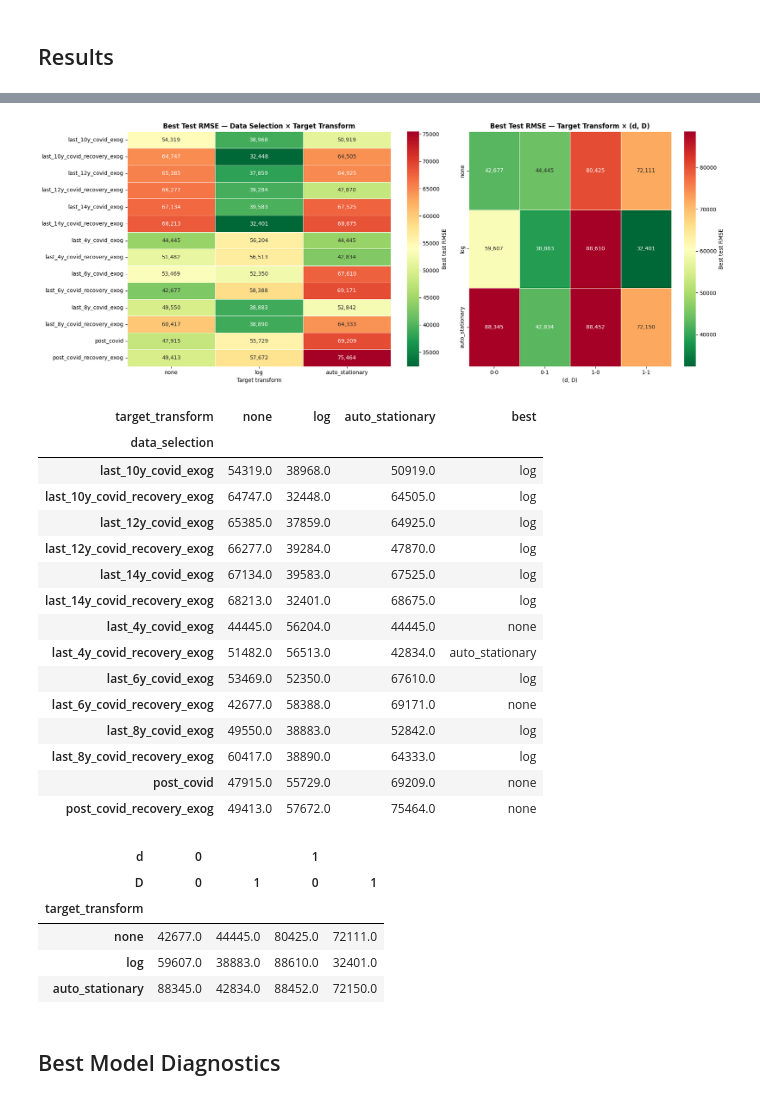
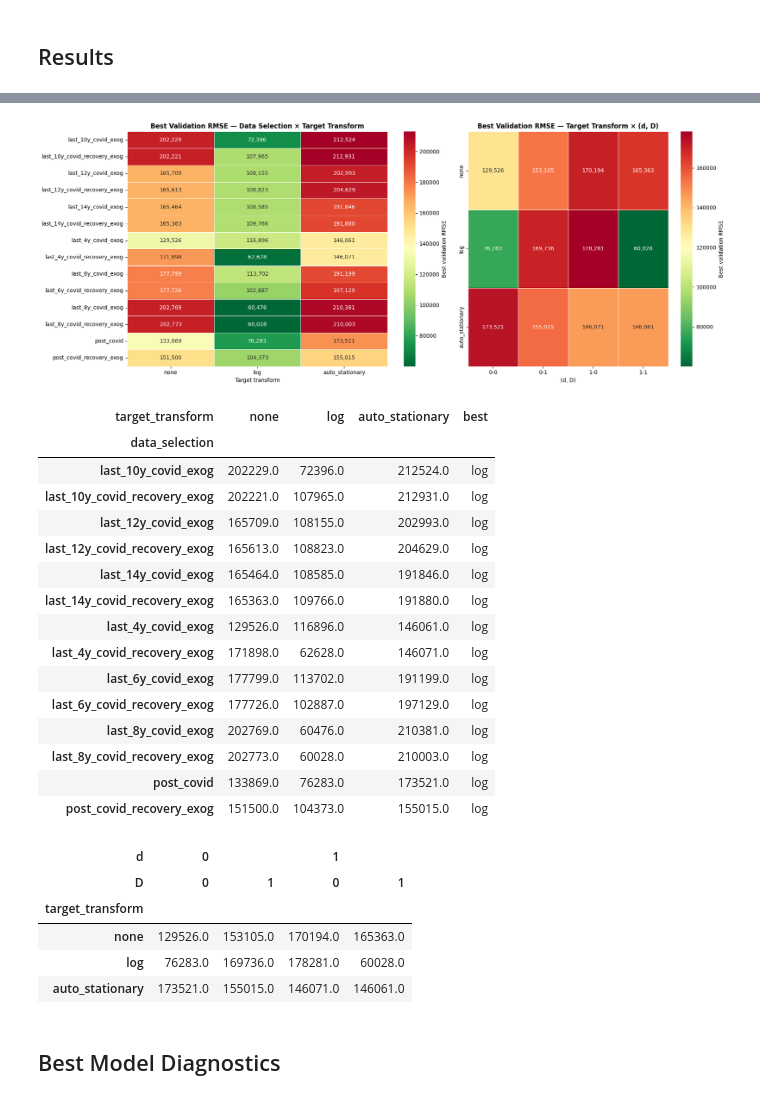
Before and after one commit to Gbrlmoraes/brazil_tourism_forecasting_benchmark, a Jupyter notebook: notebooks/5_arima_model_testing.ipynb, the cells around one changed output, grey strips where cells are left out. Saved outputs shown, nothing was run; the diff lists cells and outputs as text; code cells hidden in the pictures.

```diff
--- a/notebooks/5_arima_model_testing.ipynb
+++ b/notebooks/5_arima_model_testing.ipynb
@@ -255,26 +333,26 @@ for years in window_years:
     data_selections[f'last_{years}y_covid_exog'] = {
         'raw_series': tw['arrival_count'],
         'exog_train': tw[['is_covid']],
-        'exog_test': test_monthly[['is_covid']],
+        'exog_val': val_monthly[['is_covid']],
     }
     # COVID indicator + recovery indicator (Jan–Jun 2022)
     data_selections[f'last_{years}y_covid_recovery_exog'] = {
         'raw_series': tw['arrival_count'],
         'exog_train': tw[['is_covid', 'is_covid_recovery']],
-        'exog_test': test_monthly[['is_covid', 'is_covid_recovery']],
+        'exog_val': val_monthly[['is_covid', 'is_covid_recovery']],
     }
 
 data_selections['post_covid'] = {
     'raw_series': train_post_covid['arrival_count'],
     'exog_train': None,
-    'exog_test': None,
+    'exog_val': None,
 }
 
 # Post-COVID window with recovery flag to model the Jan–Jun 2022 rebound explicitly
 data_selections['post_covid_recovery_exog'] = {
     'raw_series': train_post_covid['arrival_count'],
     'exog_train': train_post_covid[['is_covid_recovery']],
-    'exog_test': test_monthly[['is_covid_recovery']],
+    'exog_val': val_monthly[['is_covid_recovery']],
 }
 
 
@@ -375,14 +453,13 @@ Experiment  : Brazil Tourism Forecasting ARIMA (id 2)
 # %%
-test_actual = test_monthly['arrival_count'].values
-n_test = len(test_monthly)
+n_val = len(val_monthly)
 
 # physical cores: SARIMAX fits are CPU-bound, hyper-threads add little
 N_JOBS = max(1, (os.cpu_count() or 2) // 2)
 
 
-def forecast_arrivals(fit, cfg, steps=n_test, index=test_monthly.index):
+def forecast_arrivals(fit, cfg, steps=n_val, index=val_monthly.index):
     """Forecast on the transformed scale and inverse-transform to arrival counts."""
-    transformed = np.asarray(fit.forecast(steps=steps, exog=cfg['exog_test']))
+    transformed = np.asarray(fit.forecast(steps=steps, exog=cfg['exog_val']))
     forecast = cfg['transformer'].inverse_transform(pd.Series(transformed, index=index))
     return forecast.to_numpy()
 
@@ -420,15 +497,11 @@ def fit_one(data_key, transform_name, cfg, order_spec):
         if not np.all(np.isfinite(forecast)):
             raise ValueError('non-finite forecast after inverse transform')
 
-        errors = test_actual - forecast
         result.update({
             'aicc': fit.aicc,
             'aic': fit.aic,
             'bic': fit.bic,
-            'rmse': float(np.sqrt(np.mean(errors**2))),
-            'mae': float(np.mean(np.abs(errors))),
-            'mape': float(np.mean(np.abs(errors / test_actual)) * 100),
-            'r2': float(r2_score(test_actual, forecast)),
+            **score(val_actual, forecast),
             'converged': True,
             'error': None,
         })
@@ -440,6 +513,8 @@ def fit_one(data_key, transform_name, cfg, order_spec):
             'mae': np.inf,
             'mape': np.inf,
             'r2': -np.inf,
+            'mase': np.inf,
+            'forecast_bias': np.nan,
             'converged': False,
             'error': str(exc)[:250],
         })
@@ -485,12 +560,13 @@ def log_result(client, result):
         'data_selection': result['data_selection'],
         'exog': exog_label,
         'n_train': len(cfg['series']),
-        'n_test': n_test,
+        'n_val': n_val,
+        'eval_split': 'validation',
     }
     if result['error']:
         params['error'] = result['error']
 
-    metric_keys = ['aicc', 'aic', 'bic', 'rmse', 'mae', 'mape', 'r2', 'fit_seconds']
+    metric_keys = ['aicc', 'aic', 'bic', *METRICS, 'fit_seconds']
     timestamp = int(time.time() * 1000)
     metrics = [
         mlflow.entities.Metric(key, float(result[key]), timestamp, 0)
@@ -527,8 +603,13 @@ print(f'Logging done in {time.perf_counter() - log_start:,.0f}s')
 results_df = (
     pd.DataFrame(results).query('converged').sort_values('rmse').reset_index(drop=True)
 )
+results_df['beats_seasonal_naive'] = results_df['rmse'] < BASELINE_RMSE
 
 print(f'Converged: {len(results_df)} / {len(tasks)}')
+print(
+    f'{results_df["beats_seasonal_naive"].sum()} models beat the seasonal naive '
+    f'(validation RMSE {BASELINE_RMSE:,.0f})'
+)
 results_df.head(10)
 # %% [output]
 Fitting 6048 models on 8 workers...
@@ -669,60 +756,60 @@ fig, axes = plt.subplots(1, 2, figsize=(18, 7), gridspec_kw={'width_ratios': [1.
 sns.heatmap(
     best_by_selection_transform[TARGET_TRANSFORMS],
     annot=True,
     fmt=',.0f',
     cmap='RdYlGn_r',
     linewidths=0.4,
     ax=axes[0],
-    cbar_kws={'label': 'Best test RMSE'},
+    cbar_kws={'label': 'Best validation RMSE'},
 )
 axes[0].set_title(
-    'Best Test RMSE — Data Selection × Target Transform', fontweight='bold'
+    'Best Validation RMSE — Data Selection × Target Transform', fontweight='bold'
 )
 axes[0].set_xlabel('Target transform')
 axes[0].set_ylabel('')
 
 sns.heatmap(
     best_by_transform_diff,
     annot=True,
     fmt=',.0f',
     cmap='RdYlGn_r',
     linewidths=0.4,
     ax=axes[1],
-    cbar_kws={'label': 'Best test RMSE'},
+    cbar_kws={'label': 'Best validation RMSE'},
 )
-axes[1].set_title('Best Test RMSE — Target Transform × (d, D)', fontweight='bold')
+axes[1].set_title('Best Validation RMSE — Target Transform × (d, D)', fontweight='bold')
 axes[1].set_xlabel('(d, D)')
 axes[1].set_ylabel('')
 
 plt.tight_layout()
 plt.show()
 
 display(best_by_selection_transform.round(0))
 display(best_by_transform_diff.round(0))
 # %% [output]
-[figure, old version]
+[figure, new version]
 | target_transform | none | log | auto_stationary | best |
 | data_selection |  |  |  |  |
-| last_10y_covid_exog | 54319.0 | 38968.0 | 50919.0 | log |
-| last_10y_covid_recovery_exog | 64747.0 | 32448.0 | 64505.0 | log |
-| last_12y_covid_exog | 65385.0 | 37859.0 | 64925.0 | log |
-| last_12y_covid_recovery_exog | 66277.0 | 39284.0 | 47870.0 | log |
-| last_14y_covid_exog | 67134.0 | 39583.0 | 67525.0 | log |
-| last_14y_covid_recovery_exog | 68213.0 | 32401.0 | 68675.0 | log |
-| last_4y_covid_exog | 44445.0 | 56204.0 | 44445.0 | none |
-| last_4y_covid_recovery_exog | 51482.0 | 56513.0 | 42834.0 | auto_stationary |
-| last_6y_covid_exog | 53469.0 | 52350.0 | 67610.0 | log |
-| last_6y_covid_recovery_exog | 42677.0 | 58388.0 | 69171.0 | none |
-| last_8y_covid_exog | 49550.0 | 38883.0 | 52842.0 | log |
-| last_8y_covid_recovery_exog | 60417.0 | 38890.0 | 64333.0 | log |
-| post_covid | 47915.0 | 55729.0 | 69209.0 | none |
-| post_covid_recovery_exog | 49413.0 | 57672.0 | 75464.0 | none |
+| last_10y_covid_exog | 202229.0 | 72396.0 | 212524.0 | log |
+| last_10y_covid_recovery_exog | 202221.0 | 107965.0 | 212931.0 | log |
+| last_12y_covid_exog | 165709.0 | 108155.0 | 202993.0 | log |
+| last_12y_covid_recovery_exog | 165613.0 | 108823.0 | 204629.0 | log |
+| last_14y_covid_exog | 165464.0 | 108585.0 | 191846.0 | log |
+| last_14y_covid_recovery_exog | 165363.0 | 109766.0 | 191880.0 | log |
+| last_4y_covid_exog | 129526.0 | 116896.0 | 146061.0 | log |
+| last_4y_covid_recovery_exog | 171898.0 | 62628.0 | 146071.0 | log |
+| last_6y_covid_exog | 177799.0 | 113702.0 | 191199.0 | log |
+| last_6y_covid_recovery_exog | 177726.0 | 102887.0 | 197129.0 | log |
+| last_8y_covid_exog | 202769.0 | 60476.0 | 210381.0 | log |
+| last_8y_covid_recovery_exog | 202773.0 | 60028.0 | 210003.0 | log |
+| post_covid | 133869.0 | 76283.0 | 173521.0 | log |
+| post_covid_recovery_exog | 151500.0 | 104373.0 | 155015.0 | log |
 | d | 0 |  | 1 |  |
 | D | 0 | 1 | 0 | 1 |
 | target_transform |  |  |  |  |
-| none | 42677.0 | 44445.0 | 80425.0 | 72111.0 |
-| log | 59607.0 | 38883.0 | 88610.0 | 32401.0 |
-| auto_stationary | 88345.0 | 42834.0 | 88452.0 | 72150.0 |
+| none | 129526.0 | 153105.0 | 170194.0 | 165363.0 |
+| log | 76283.0 | 169736.0 | 178281.0 | 60028.0 |
+| auto_stationary | 173521.0 | 155015.0 | 146071.0 | 146061.0 |
 # %% [markdown]
 ## Best Model Diagnostics
 # %%
```
Also changed, not shown: parts of 20 cells of this notebook, 1 other file.
